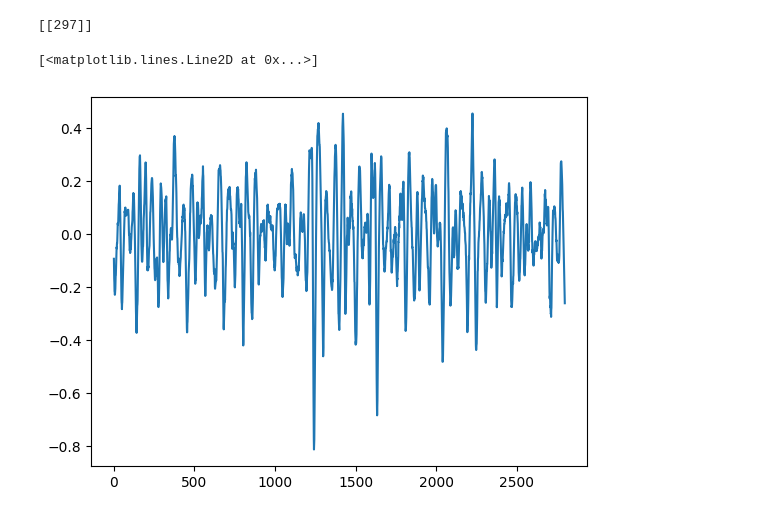
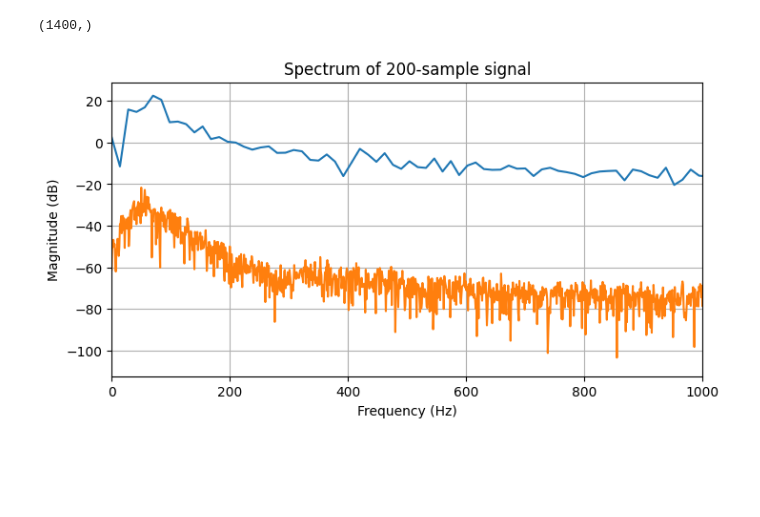
Before and after one commit to cwcyenk/PVC-SLP-Reproduction, a Jupyter notebook: PVC-SLP_encoder.ipynb, the cells around one changed output. Drawn from its saved outputs; the diff is of its cells as text; code cells hidden in the pictures; blank space fills up the shorter version.

```diff
--- a/PVC-SLP_encoder.ipynb
+++ b/PVC-SLP_encoder.ipynb
@@ -102,6 +199,20 @@ def load_huff_dict(mat_file, var_name):
         sym = symbol.item()        # extract Python scalar
         huff_dict[sym] = str(code[0])  # extract string from MATLAB char array
     return huff_dict
+# %%
+def _detect_eob_symbol(huff_dict):
+    """
+    Heuristic: EOB often has a very short code (often length 1), or is a very large sentinel.
+    1) Prefer any symbol with 1-bit code.
+    2) Fallback to the largest integer symbol.
+    """
+    lengths = {s: len(c) for s, c in huff_dict.items()}
+    one_bit = [s for s, L in lengths.items() if L == 1]
+    if one_bit:
+        return one_bit[0]
+    # fallback: largest integer symbol
+    ints = [s for s in huff_dict.keys() if isinstance(s, (int, np.integer))]
+    return max(ints) if ints else None
 # %%
 # -----------------------------------------------------------
 # Step 8: Zero Run Length Encoder
@@ -251,14 +388,27 @@ material [[(array(['cork'], dtype='<U4'), array([[0.0767154 ],
-# %%
-material = haha['material'][0][0]
-name = material[0][0]
-property1 = material[6]
-print(property1)
-# %% [output]
-[[297]]
-# %%
-import matplotlib.pyplot as plt
-
-plt.plot(np.arange(2800),material[])
-# %% [output]
-[<matplotlib.lines.Line2D at 0x...>]
-[figure, removed]
+# %%
+import matplotlib.pyplot as plt
+
+X = np.fft.rfft(acc_combined_cut_frame)
+freqs = np.fft.rfftfreq(200, 1/2800)
+
+mag_db = 20 * np.log10(np.abs(X) + 1e-12)
+
+R = np.fft.rfft(r)         # FFT
+R_db = 20*np.log10(np.abs(R)+1e-12)
+
+haha = 20 * np.log10(np.abs(acc_combined_cut_fft) + 1e-12)
+
+print(haha.shape)
+
+plt.figure(figsize=(8,4))
+plt.plot(freqs, mag_db)
+plt.plot(np.arange(1400), haha)
+plt.xlim(0, 1000)
+plt.xlabel("Frequency (Hz)")
+plt.ylabel("Magnitude (dB)")
+plt.title("Spectrum of 200-sample signal")
+plt.grid(True)
+plt.show()
+# %% [output]
+(1400,)
+[figure, added]
```
Also changed, not shown: parts of 9 cells of this notebook.
